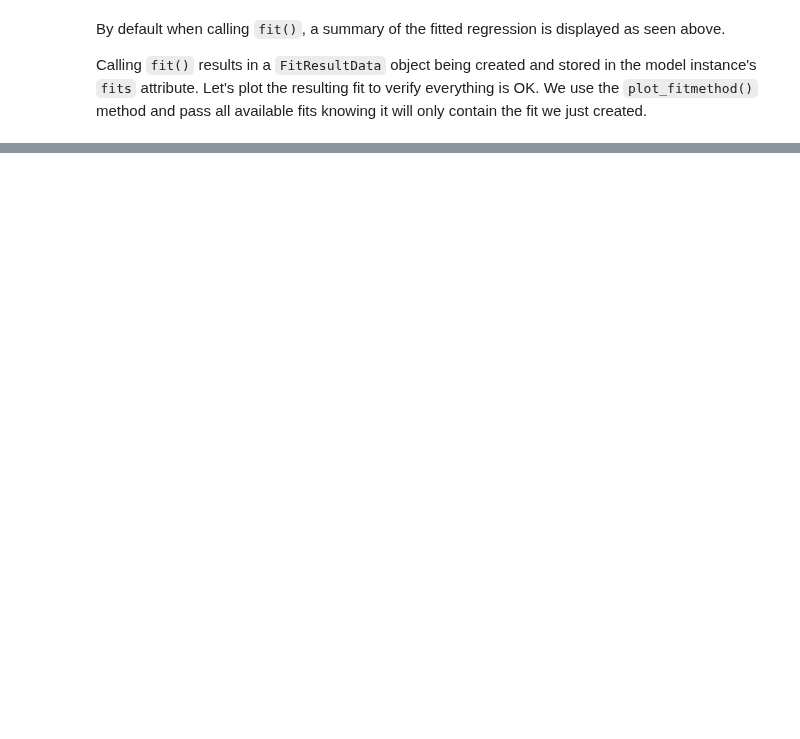
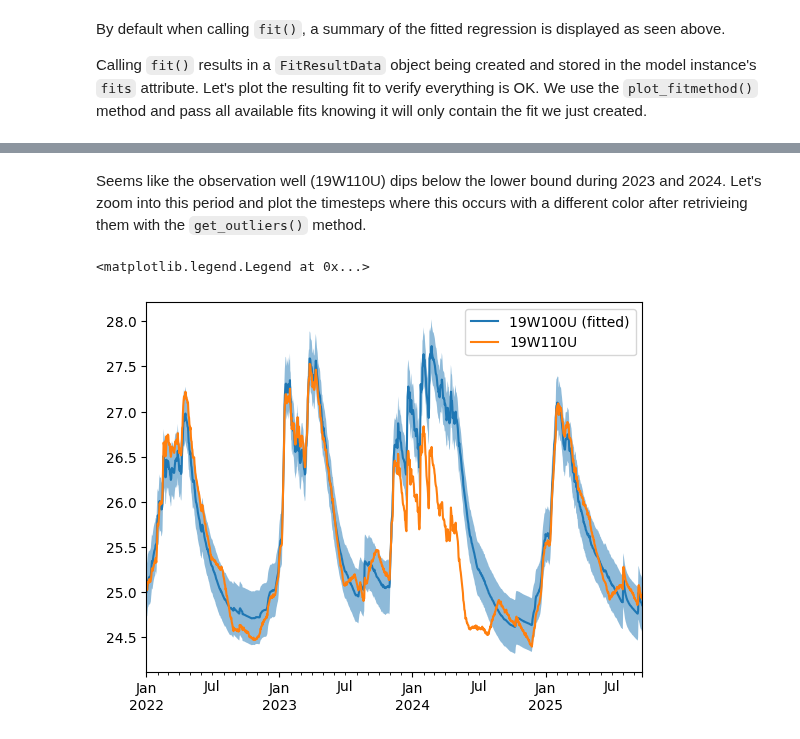
Before and after one commit to sgfsweden/gwrefpy, a Jupyter notebook: docs/user_guide/2_fitting_wells.ipynb, the cells around one changed output, grey strips where cells are left out. Saved outputs shown, nothing was run; the diff lists cells and outputs as text; code cells hidden in the pictures; blank space fills up the shorter version.

```diff
--- a/docs/user_guide/2_fitting_wells.ipynb
+++ b/docs/user_guide/2_fitting_wells.ipynb
@@ -124,0 +138,13 @@ _ = model.plot_fits(show_initiation_period=True)
+# %% [markdown]
+Seems like the observation well (19W110U) dips below the lower bound during 2023 and 2024. Let's zoom into this period and plot the timesteps where this occurs with a different color after retrivieing them with the `get_outliers()` method.
+# %%
+fig, ax = plt.subplots()
+
+ax.fill_between(fitted_ref.index, y1=lower_bound, y2=upper_bound, alpha=0.5)
+
+fitted_ref.loc["2022":].plot(ax=ax, label="19W100U (fitted)")
+obs.timeseries.loc["2022":].plot(ax=ax, label="19W110U")
+ax.legend()
+# %% [output]
+<matplotlib.legend.Legend at 0x...>
+[figure, added]
```
Also changed, not shown: parts of 9 cells of this notebook.
